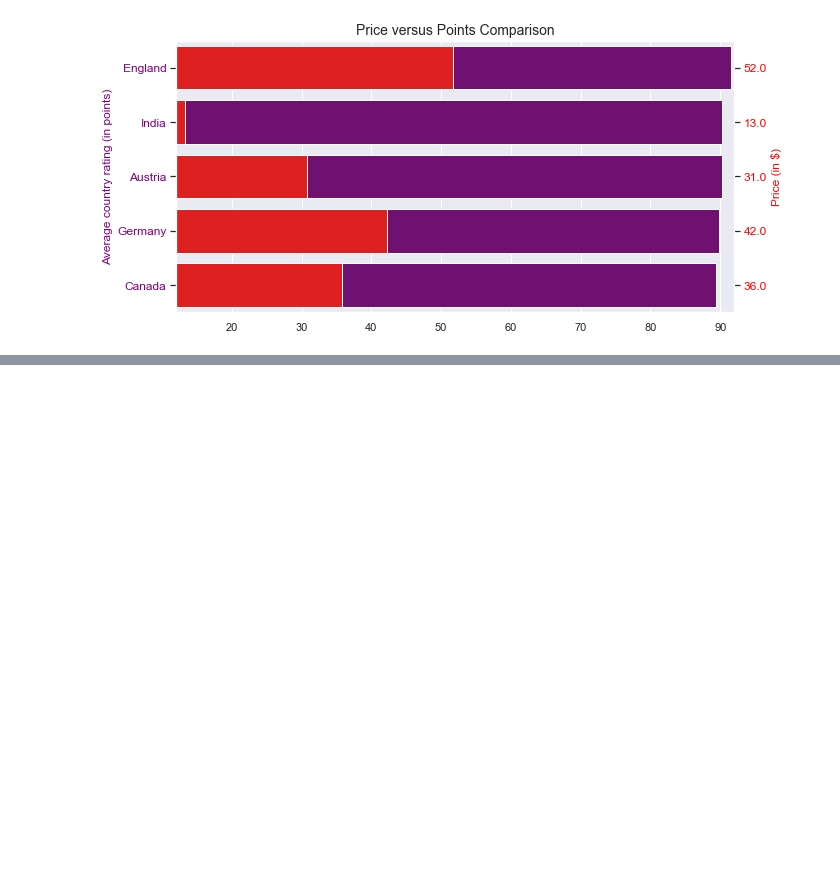
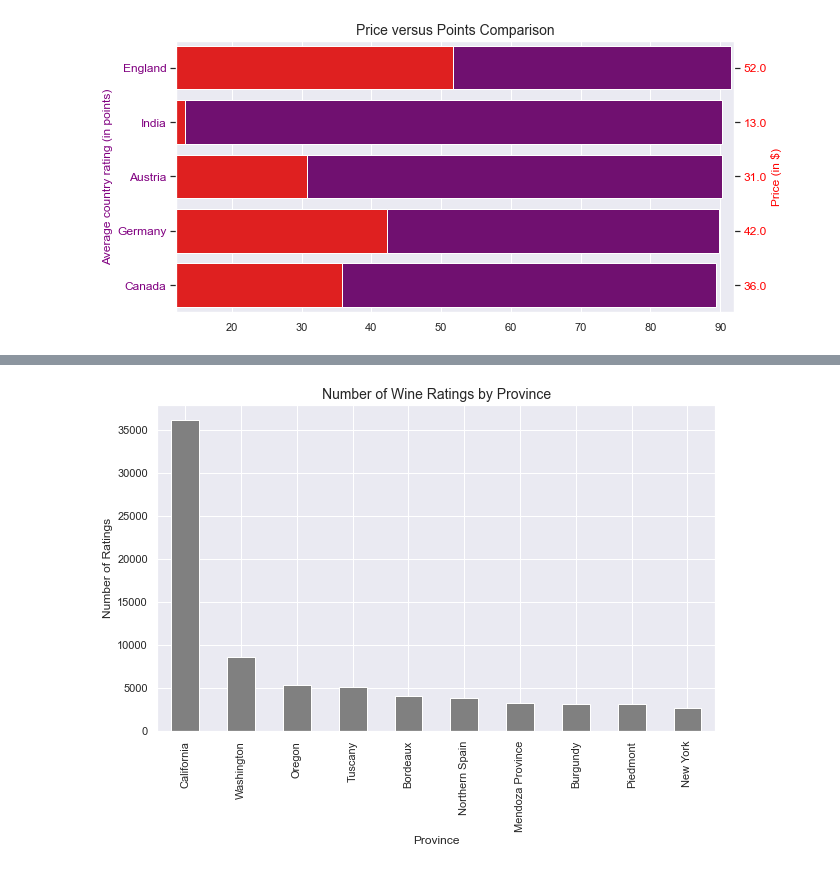
Before and after one commit to Nima-Sayyah/Drink-by-Data, a Jupyter notebook: Drink by Data (NS).ipynb, the cells around one changed output, grey strips where cells are left out. Drawn from its saved outputs; the diff is of its cells as text; code cells hidden in the pictures; blank space fills up the shorter version.

```diff
--- a/Drink by Data (NS).ipynb
+++ b/Drink by Data (NS).ipynb
@@ -467,0 +462,10 @@ df3 = pd.concat(data, axis=1, keys=headers)
+# %%
+wine_prov = df1.province.value_counts()[:10]
+# %%
+plt.figure(figsize=(10,6))
+wine_prov.plot(kind='bar', color = 'gray')
+plt.title('Number of Wine Ratings by Province', fontsize = 14)
+plt.xlabel('Province')
+plt.ylabel('Number of Ratings');
+# %% [output]
+[figure, added]
```
Also changed, not shown: parts of 13 cells of this notebook.
